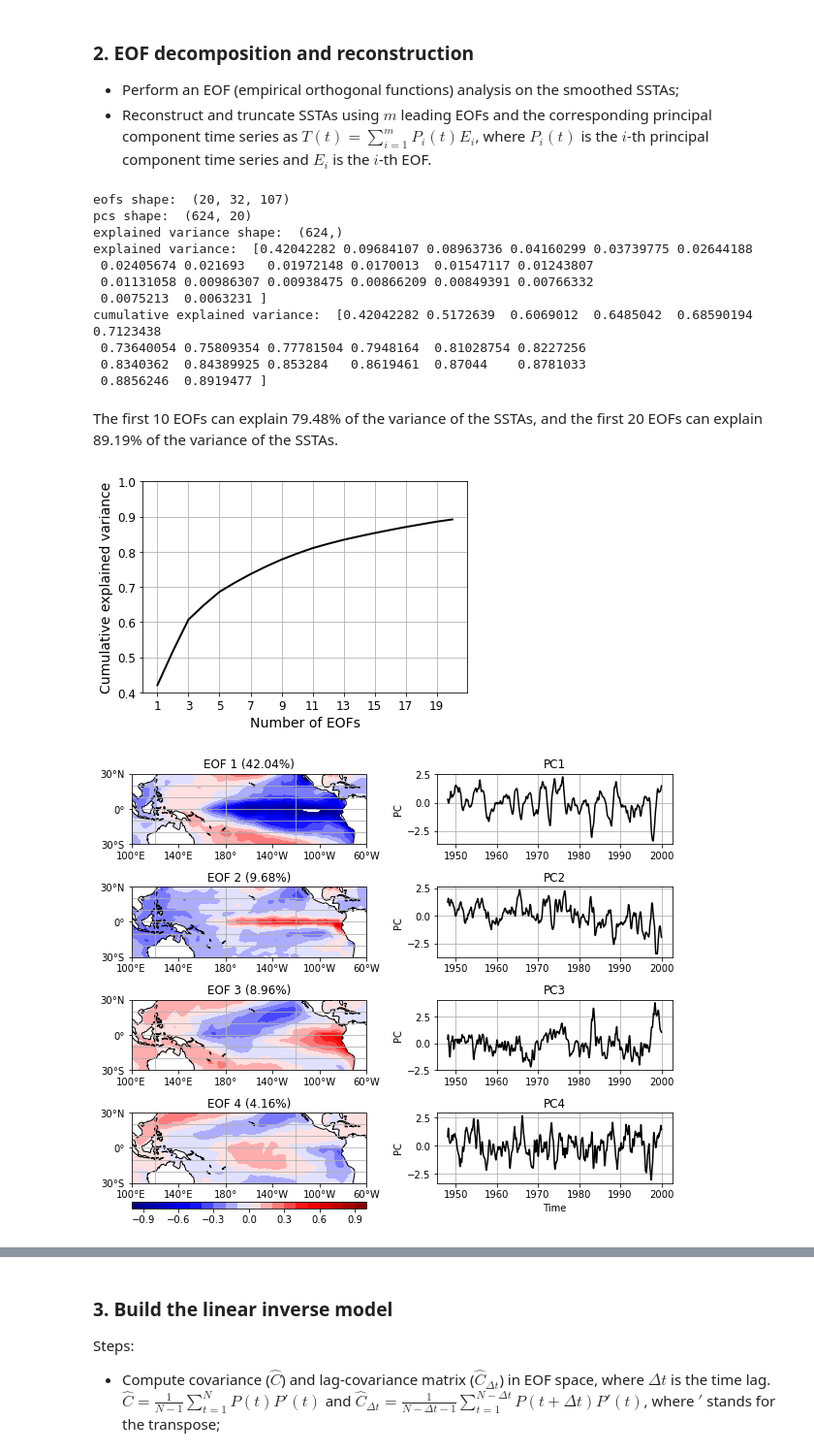
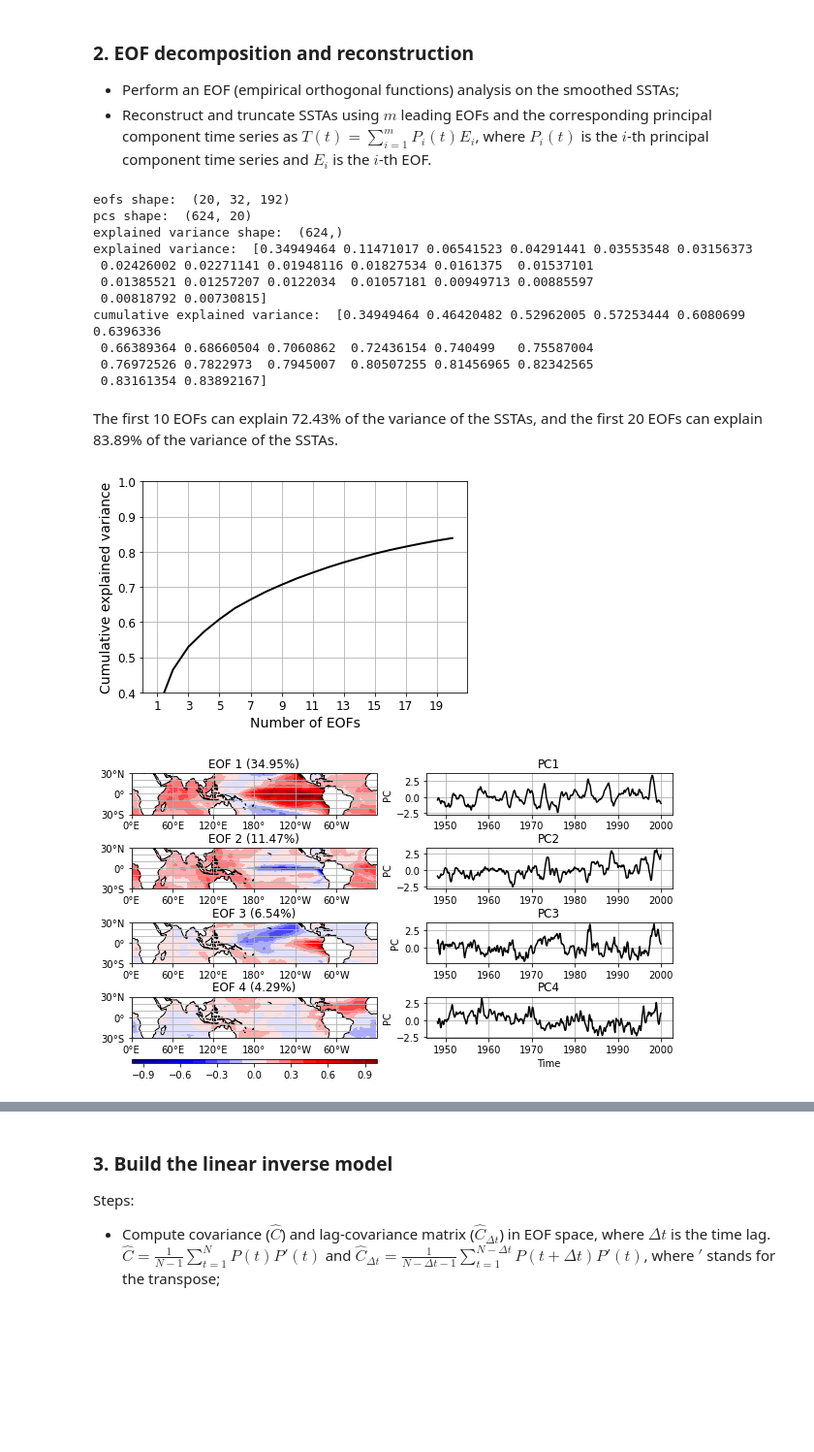
Before and after one commit to jinjunliu/atmo-651, a Jupyter notebook: Final/ATMO651_Final.ipynb, the cells around one changed output, grey strips where cells are left out. Shown: that part at 97% size. Drawn from its saved outputs; the diff is of its cells as text; code cells hidden in the pictures; blank space fills up the shorter version.

```diff
--- a/Final/ATMO651_Final.ipynb
+++ b/Final/ATMO651_Final.ipynb
@@ -70,9 +70,9 @@ sst_da, grid_da = sst_ds.skt, grid_ds.lsmask
 sst_da = sst_da.reindex(lat=sst_da.lat[::-1])
 grid_da = grid_da.reindex(lat=grid_da.lat[::-1])
 # select data from 1948 to 1999 for training,
-# and in a target region (30N-30S, 100E-60W)
+# and in a target region (30N-30S, 180E-180W)
 lat_min, lat_max = -30, 30
-lon_min, lon_max = 100, 300
+lon_min, lon_max = 0, 360
 sst = sst_da.sel(time=slice("1948", "1999"), lon=slice(lon_min, lon_max))
 grid = grid_da.sel(lon=slice(lon_min, lon_max), lat=slice(lat_min, lat_max))
 lat, lon = sst.lat.values, sst.lon.values
@@ -123,19 +123,19 @@ print("explained variance shape: ", explained_variance.shape)
 print("explained variance: ", explained_variance[:20])
 print("cumulative explained variance: ", explained_variance[:20].cumsum())
 # %% [output]
-eofs shape:  (20, 32, 107)
+eofs shape:  (20, 32, 192)
 pcs shape:  (624, 20)
 explained variance shape:  (624,)
-explained variance:  [0.42042282 0.09684107 0.08963736 0.04160299 0.03739775 0.02644188
- 0.02405674 0.021693   0.01972148 0.0170013  0.01547117 0.01243807
- 0.01131058 0.00986307 0.00938475 0.00866209 0.00849391 0.00766332
- 0.0075213  0.0063231 ]
-cumulative explained variance:  [0.42042282 0.5172639  0.6069012  0.6485042  0.68590194 0.7123438
- 0.73640054 0.75809354 0.77781504 0.7948164  0.81028754 0.8227256
- 0.8340362  0.84389925 0.853284   0.8619461  0.87044    0.8781033
- 0.8856246  0.8919477 ]
+explained variance:  [0.34949464 0.11471017 0.06541523 0.04291441 0.03553548 0.03156373
+ 0.02426002 0.02271141 0.01948116 0.01827534 0.0161375  0.01537101
+ 0.01385521 0.01257207 0.0122034  0.01057181 0.00949713 0.00885597
+ 0.00818792 0.00730815]
+cumulative explained variance:  [0.34949464 0.46420482 0.52962005 0.57253444 0.6080699  0.6396336
+ 0.66389364 0.68660504 0.7060862  0.72436154 0.740499   0.75587004
+ 0.76972526 0.7822973  0.7945007  0.80507255 0.81456965 0.82342565
+ 0.83161354 0.83892167]
 # %% [markdown]
-The first 10 EOFs can explain 79.48% of the variance of the SSTAs, and the first 20 EOFs can explain 89.19% of the variance of the SSTAs.
+The first 10 EOFs can explain 72.43% of the variance of the SSTAs, and the first 20 EOFs can explain 83.89% of the variance of the SSTAs.
 # %%
 # import necessary modules for plotting
 import matplotlib.pyplot as plt
@@ -158,12 +158,12 @@ ax.grid()
 plt.show()
 fig.savefig("./report/figures/cumulative_explained_variance.png", dpi=300, bbox_inches='tight')
 # %% [output]
-[figure, old version]
+[figure, new version]
 # %%
 # plot the first 4 EOFs and PCs
 # set up the figure, left column for EOFs, right column for PCs
 plot_modes = 4
-fig = plt.figure(figsize=(10, 10))
+fig = plt.figure(figsize=(10, 6))
 # set up the projection
 projection = ccrs.PlateCarree(central_longitude=180)
 # set up the axes
@@ -185,37 +185,37 @@ for i in range(plot_modes):
     # add gridlines
     ax.gridlines()
     # add title
     ax.set_title(f"EOF {i+1} ({explained_variance[i]*100:.2f}%)")
     # lat and lon ticks
     lon_formatter = LongitudeFormatter(zero_direction_label=True)
     lat_formatter = LatitudeFormatter()
-    ax.set_xticks(np.arange(lon_min, lon_max+1, 40), crs=ccrs.PlateCarree())
+    ax.set_xticks(np.arange(lon_min, lon_max, 60), crs=ccrs.PlateCarree())
     ax.set_yticks(np.arange(lat_min, lat_max+1, 30), crs=ccrs.PlateCarree())
     ax.xaxis.set_major_formatter(lon_formatter)
     ax.yaxis.set_major_formatter(lat_formatter)
     # add colorbar
     if i == plot_modes - 1:
         cax = inset_axes(ax, width="100%", height="10%", loc='lower center', borderpad=-2.6)
         fig.colorbar(im, cax=cax, orientation='horizontal')
     aspect_ratio = 1/ax.get_data_ratio()
     # plot the PC
     ax = axes[i,1]
     # set aspect ratio
     ax.plot(time_fl, pcs[:,i], color='k')
     ax.set_title("PC" + str(i+1))
     if i == plot_modes-1:
         ax.set_xlabel("Time")
     ax.set_ylabel("PC")
     # add gridlines
     ax.grid()
-    ax.set_aspect(60/200/ax.get_data_ratio())
+    ax.set_aspect(60/360/ax.get_data_ratio())
 # adjust the spacing between subplots
-plt.subplots_adjust(wspace=0.3, hspace=-0.4)
+plt.subplots_adjust(wspace=0.2, hspace=-0.2)
 # show and save the figure
 plt.show()
 fig.savefig("./report/figures/EOFs_PCs.png", dpi=300, bbox_inches='tight')
 # %% [output]
-[figure, old version]
+[figure, new version]
 # %%
 import cftime
 # reconstruct the first m EOFs, can also use the solver.reconstructedField()
```
Also changed, not shown: parts of 6 cells of this notebook.
